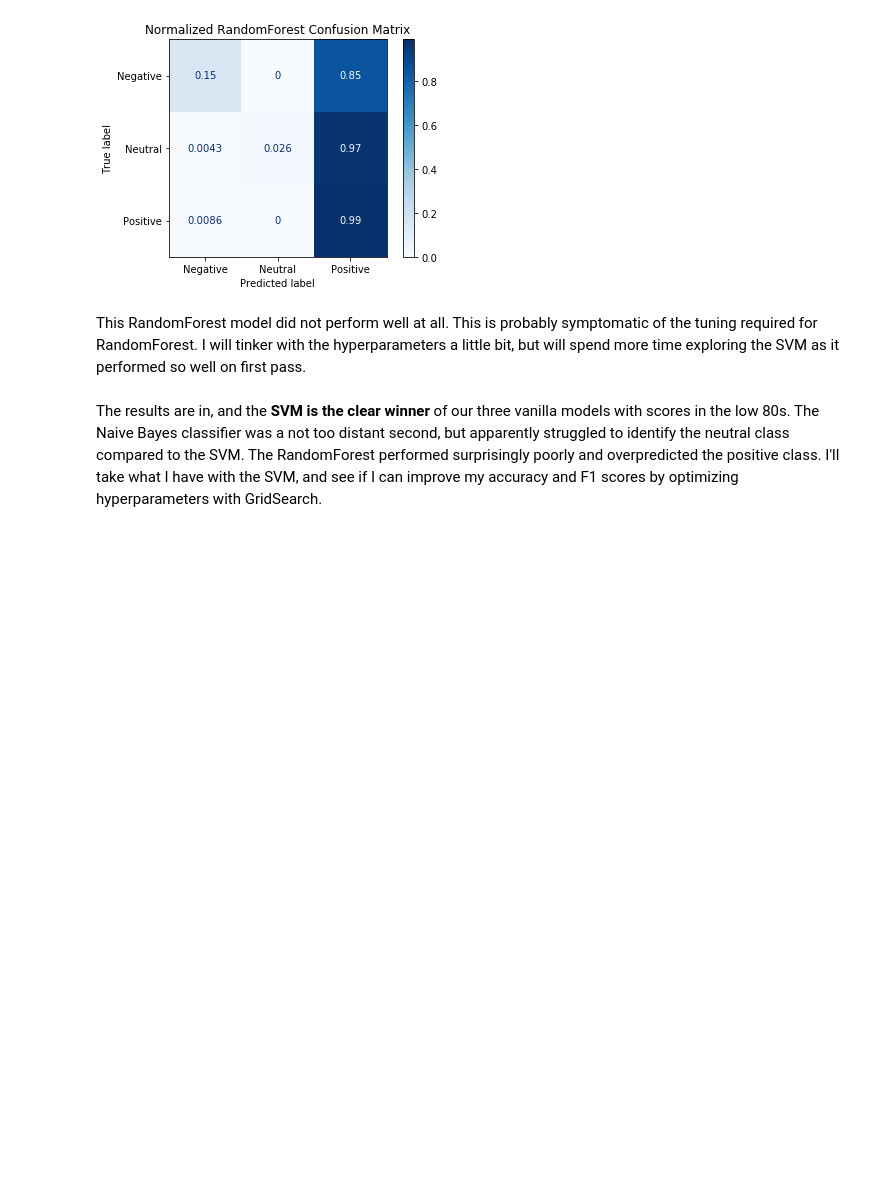
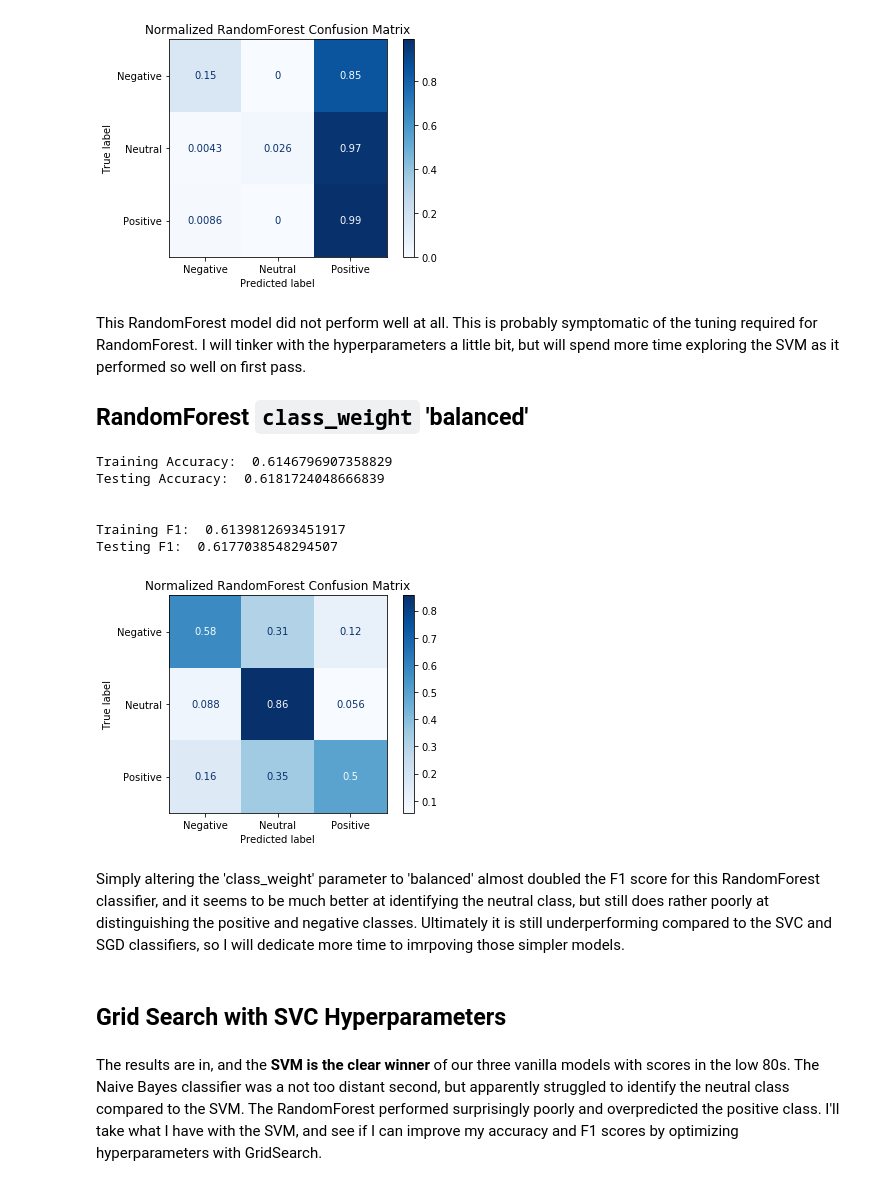
Before and after one commit to davidlebruce/covid_vaccine_tweets, a Jupyter notebook: 04_modeling.ipynb, the cells around one changed output. Cells and saved outputs as stored; diff of their text form; code cells hidden in the pictures; blank space fills up the shorter version.

```diff
--- a/04_modeling.ipynb
+++ b/04_modeling.ipynb
@@ -204,4 +238,43 @@ plt.savefig('images/rf_matrix.png');
 # %% [markdown]
 This RandomForest model did not perform well at all. This is probably symptomatic of the tuning required for RandomForest. I will tinker with the hyperparameters a little bit, but will spend more time exploring the SVM as it performed so well on first pass.
+
+## RandomForest `class_weight` 'balanced'
+# %%
+# instantiate RandomForest
+rf_clf = RandomForestClassifier(random_state=88, class_weight='balanced', max_depth=4)
+
+# fit data to RandomForest
+rf_clf.fit(X_train_tfidf, y_train)
+
+# predict on training and test data
+y_train_preds = rf_clf.predict(X_train_tfidf)
+y_test_preds = rf_clf.predict(X_test_tfidf)
+# %%
+print('Training Accuracy: ', accuracy_score(y_train, y_train_preds))
+print('Testing Accuracy: ', accuracy_score(y_test, y_test_preds))
+print('\n')
+print('Training F1: ', f1_score(y_train, y_train_preds, average='weighted'))
+print('Testing F1: ', f1_score(y_test, y_test_preds, average='weighted'))
+# %% [output]
+Training Accuracy:  0.6146796907358829
+Testing Accuracy:  0.6181724048666839
+
+
+Training F1:  0.6139812693451917
+Testing F1:  0.6177038548294507
+# %%
+# normalized confusion matrix
+disp = plot_confusion_matrix(rf_clf, X_test_tfidf, y_test,
+                                 display_labels=classes,
+                                 cmap=plt.cm.Blues,
+                                 normalize='true')
+disp.ax_.set_title('Normalized RandomForest Confusion Matrix')
+plt.savefig('images/rf_balanced_matrix.png');
+# %% [output]
+[figure, added]
+# %% [markdown]
+Simply altering the 'class_weight' parameter to 'balanced' almost doubled the F1 score for this RandomForest classifier, and it seems to be much better at identifying the neutral class, but still does rather poorly at distinguishing the positive and negative classes. Ultimately it is still underperforming compared to the SVC and SGD classifiers, so I will dedicate more time to imrpoving those simpler models.
+# %% [markdown]
+## Grid Search with SVC Hyperparameters
 # %% [markdown]
 The results are in, and the **SVM is the clear winner** of our three vanilla models with scores in the low 80s. The Naive Bayes classifier was a not too distant second, but apparently struggled to identify the neutral class compared to the SVM. The RandomForest performed surprisingly poorly and overpredicted the positive class. I'll take what I have with the SVM, and see if I can improve my accuracy and F1 scores by optimizing hyperparameters with GridSearch.
```
Also changed, not shown: parts of 14 cells of this notebook, 3 other files.
